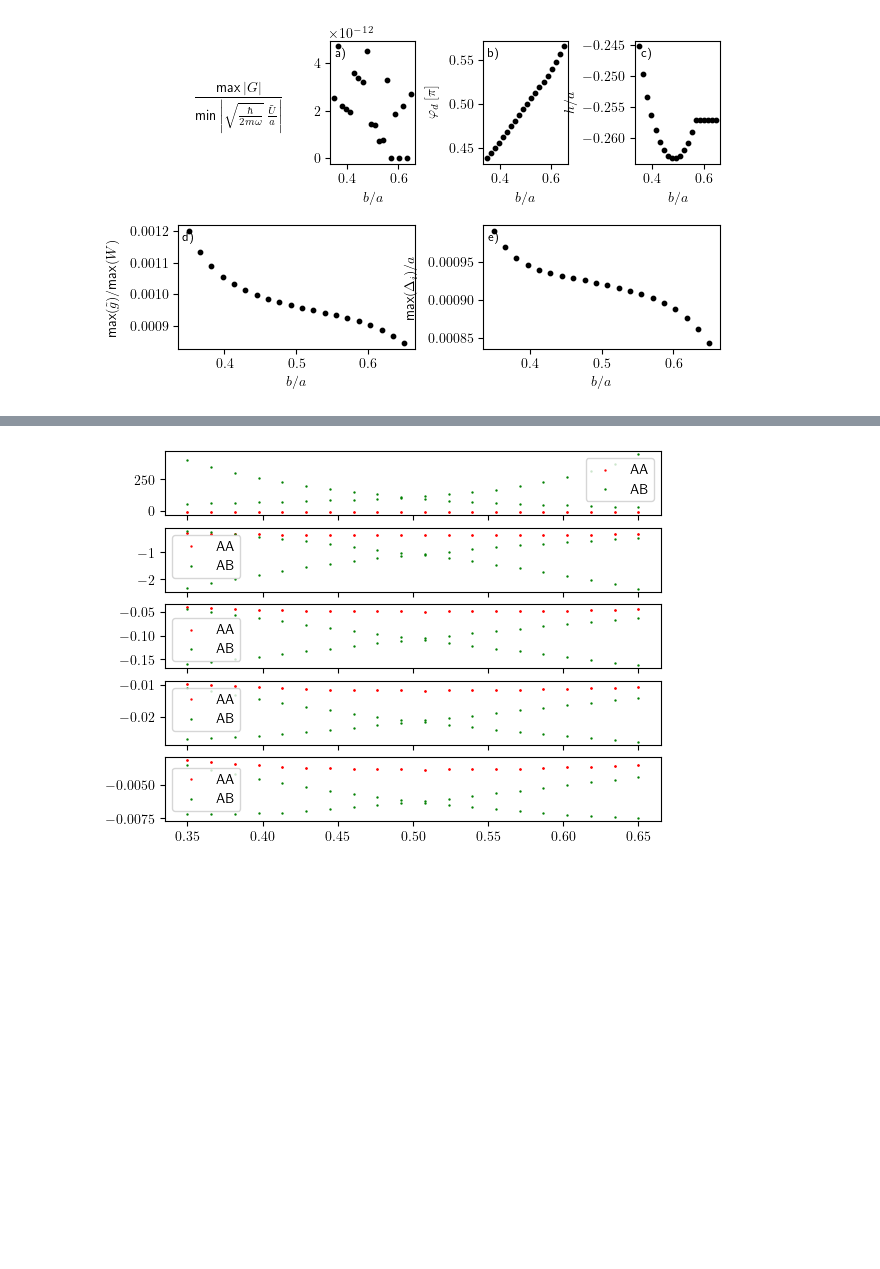
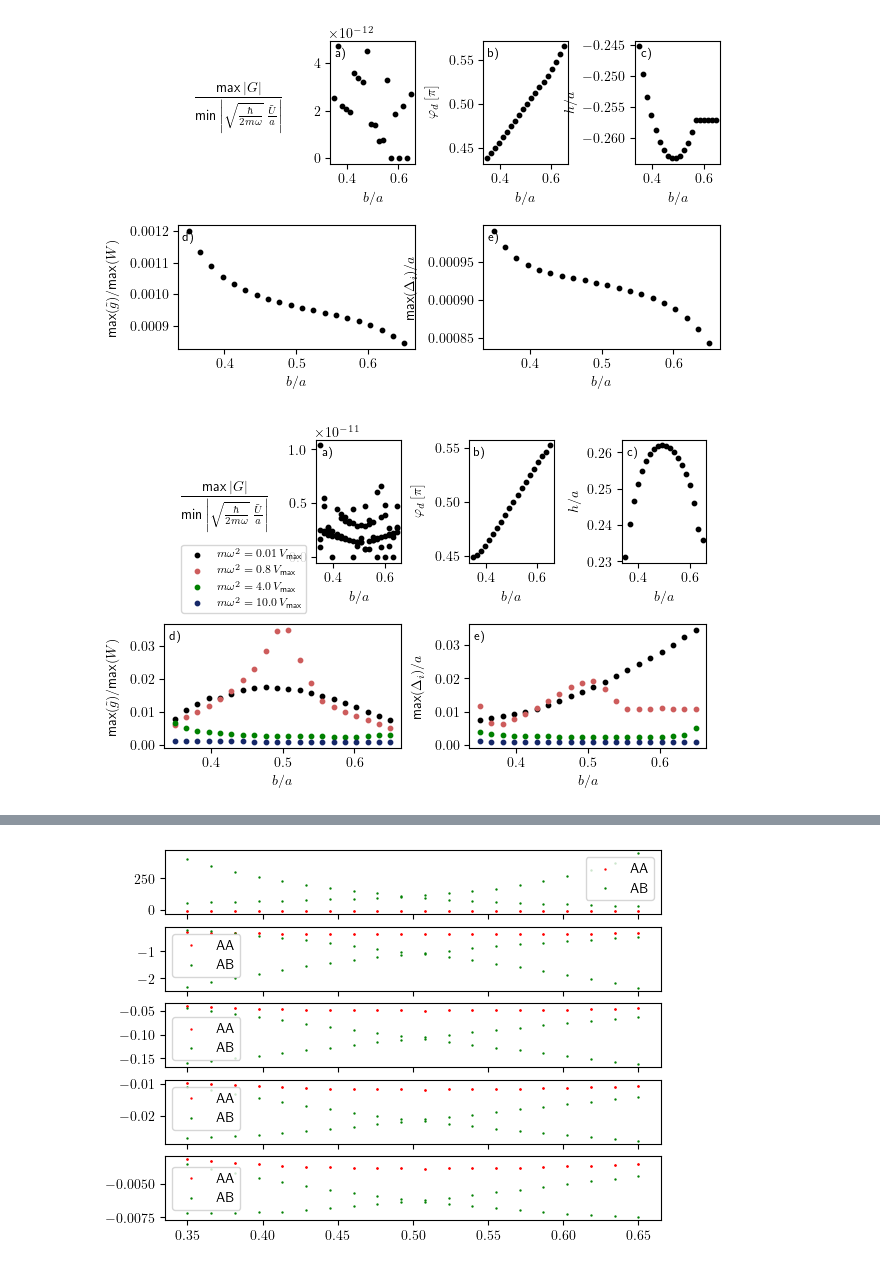
Before and after one commit to ChriGomm/master, a Jupyter notebook: numerics/interactions.ipynb, the cells around one changed output, grey strips where cells are left out. Saved outputs shown, nothing was run; the diff lists cells and outputs as text; code cells hidden in the pictures; blank space fills up the shorter version.

```diff
--- a/numerics/interactions.ipynb
+++ b/numerics/interactions.ipynb
@@ -2202,6 +2199,90 @@ plt.subplots_adjust(wspace=0.8,hspace=0.5)
 plt.show()
 # %% [output]
 [figure]
+# %%
+l =3
+# N=20
+# b = np.linspace(0.35,0.65,N)
+cut = 0.05
+
+setup = Setup_Fig(name_of_plot='lam2_anal_ml.png',fig_width=7,fig_height=4,xax_share=True,joined=True)
+fig = plt.figure(figsize=(setup.fig_width,setup.fig_height))
+fig.tight_layout()
+gs = gridspec.GridSpec(2,4, figure=fig)
+ax0 = fig.add_subplot(gs[0,0])
+ax1 = fig.add_subplot(gs[0,1])
+ax2 = fig.add_subplot(gs[0,2])
+ax3 = fig.add_subplot(gs[0,3])
+ax4 = fig.add_subplot(gs[1,:2])
+ax5 = fig.add_subplot(gs[1,2:])
+# ax6 = fig.add_subplot(gs[1,8:])
+# fig, ax = setup.return_fig((1,2))
+# fig2, ax3 = setup.return_fig((1,2))
+# N = 30
+pad = 7
+# b = np.linspace(0.25,0.75,N)
+# b = np.linspace(0.3,0.7,N)
+colors = ['0','indianred','green',"#162868ff"]
+for l in range(len(Deltas)):
+    phis_plot = opt_param[l][0]
+    hs_plot = opt_param[l][1]
+    max_dis = np.zeros(N)
+    max_beta = np.zeros(N)
+    max_dmat = np.zeros(N)
+    for i in range(N):
+
+
+        # dmat = hopping_Ham(b[i],hs[i],(m*w**2*r**2/V)[-1]/10**8,a,chain_length,lambda x, y: dip_derivative_full_vec(x, y),np.array([np.cos(phis[i]),np.sin(phis[i])]))
+        dmat = hopping_Ham(b[i],hs_plot[i],Deltas[l],a,chain_length,lambda x, y: dip_derivative_full_vec(x, y),np.array([np.cos(phis_plot[i]),np.sin(phis_plot[i])]),cut)
+        # bdg = BdG_Ham(b[i],hs[i],(m*w**2*r**2/V)[-1]/10**8,a,chain_length,lambda x, y: dip_derivative_full_vec(x, y),np.array([np.cos(phis[i]),np.sin(phis[i])]))
+        eig = np.linalg.eigvals(dmat)
+        # ax1.scatter(b[i],np.max(np.abs(np.real(eig))),color='0',s=10)
+
+
+        beta = grad_long_range(b[i],hs_plot[i],a,chain_length,nom_der1_vec,np.array([np.cos(phis_plot[i]),np.sin(phis_plot[i])]),cut)
+        dis = np.linalg.solve(dmat,beta)
+        h_new = beta-dmat@dis
+        # ax3[1].scatter(b[i],np.max(h_new),color='0',s=10)
+        # ax3[1].scatter(b[i]*np.ones(chain_length),beta,color='0',s=30)
+        ax1.scatter(b[i],np.max(h_new)/(np.min(np.where(dmat==0,np.inf,np.abs(dmat)))*3/1000),color='0',s=10)
+        # ax6.scatter(b[i],np.max(dis)*10**3,color='0',s=10)
+        max_dis[i] = np.max(np.abs(np.real(dis)))
+        max_beta[i] = np.max(beta)/np.max(np.abs(dmat))
+    ax5.scatter(b,max_dis,color=colors[l],s=10)
+    # ax5.scatter(b[i],np.max(beta),color='0',s=10)
+    ax4.scatter(b,max_beta,color=colors[l],s=10,label=r"$m\omega^2 ={}\,$".format(Deltas[l]/250)+r"$V_\text{max}$")
+        # ax4.scatter(b[i],np.max(np.abs(dmat)),color='0',s=10)
+        # ax4.scatter(b[i],np.max(beta)/np.min(np.where(dmat==0,np.inf,np.abs(dmat))),color='0',s=10)
+        # ax2.scatter(b[i],sorted_crit[0][0],color='0',s=10)
+    if l==2:
+        ax2.scatter(b,np.abs(phis_plot/np.pi),color='0',s=10)
+        ax3.scatter(b,np.abs(hs_plot),color='0',s=10)
+ax0.axis("off")
+ax4.legend(fontsize=8,bbox_to_anchor=(0.05, 1.05))
+ax1.set_xlabel(r"$b/a$")
+ax2.set_ylabel(r"$\varphi_d\,[\pi]$",labelpad=pad)
+ax2.set_xlabel(r"$b/a$")
+ax3.set_ylabel(r"$h/a$")
+ax3.set_xlabel(r"$b/a$")
+ax4.set_xlabel(r"$b/a$")
+# ax1.text(0.7,0.7,"a)",fontsize=9)
+
+ax5.set_ylabel(r"max$(\Delta_i)/a$",labelpad=pad)
+ax0.text(0.2,0.5,r"$$\frac{\text{max}\left|G\right|}{\text{min}\left|\sqrt{\frac{\hbar }{2m \omega}}\,\frac{\tilde{U}}{a}\right|}$$")
+ax5.set_xlabel(r"$b/a$")
+ax4.set_ylabel(r"$\text{max}(\tilde{g})/\text{max}(W)$",labelpad=pad)
+# ax6.set_xlabel(r"$b/a$")
+# ax6.set_ylabel(r"$$\text{max}(\Delta_i)/\sqrt{\hbar/2m\omega}$$",labelpad=pad)
+ax4.text(0.02,0.88,"d)",fontsize=9,transform=ax4.transAxes)
+ax5.text(0.02,0.88,"e)",fontsize=9,transform=ax5.transAxes)
+ax1.text(0.06,0.87,"a)",fontsize=9,transform=ax1.transAxes)
+ax2.text(0.06,0.87,"b)",fontsize=9,transform=ax2.transAxes)
+ax3.text(0.06,0.87,"c)",fontsize=9,transform=ax3.transAxes)
+plt.subplots_adjust(wspace=0.8,hspace=0.5)
+# plt.savefig("/home//christian/Documents/master/protocol/pictures/"+"tuning_first_order_to_zero4.pdf",bbox_inches='tight')#free_evol_1spto10coupling
+plt.show()
+# %% [output]
+[figure, added]
 # %%
 np.save("topological_phenomena_dipoles/parameters_for_zero_first_order/b_diff_del_chosen_opt",b)
 np.save("topological_phenomena_dipoles/parameters_for_zero_first_order/phih_diff_del_chosen_opt",opt_param)
```
Also changed, not shown: parts of 4 cells of this notebook, 21 other files.
